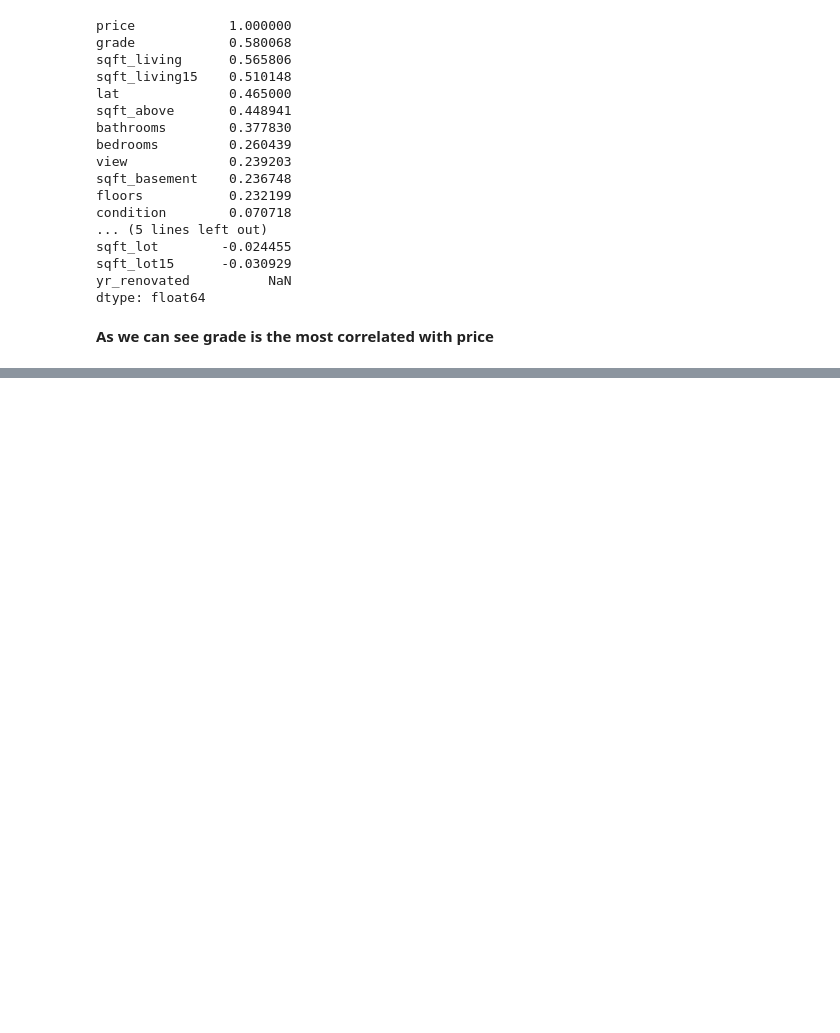
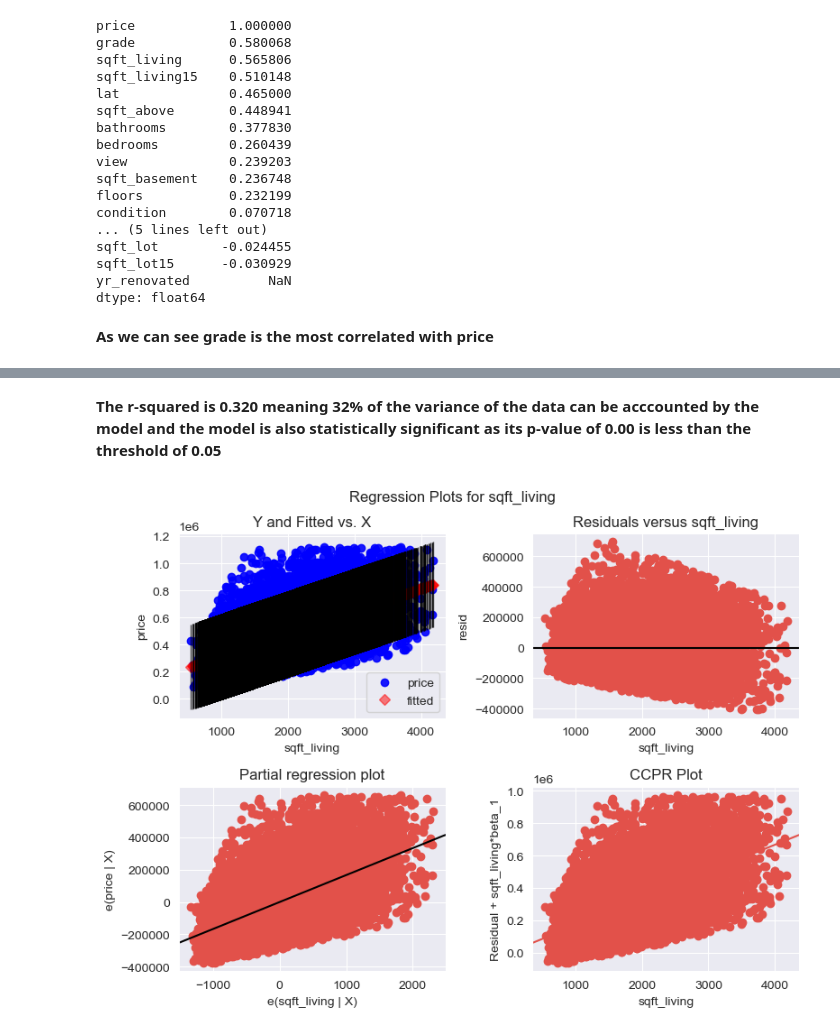
Before and after one commit to DennisWainaina/Megamax-Real-Estate-House-Project, a Jupyter notebook: index.ipynb, the cells around one changed output, grey strips where cells are left out. Drawn from its saved outputs; the diff is of its cells as text; code cells hidden in the pictures; blank space fills up the shorter version.

Commit message:
Built a test simple linear regression model.

```diff
--- a/index.ipynb
+++ b/index.ipynb
@@ -1192,0 +1195,11 @@ dtype: float64
+# %%
+# Isolating the dependent and independent variables.
+y  # Dependent variable
+x = combined_df['sqft_living']  # Independent variable
+
+# Building model
+model = sm.OLS(y, sm.add_constant(x))
+results = model.fit()
+
+# Seeing summary
+results.summary()
@@ -1192,0 +1228,8 @@ dtype: float64
+# %% [markdown]
+**The r-squared is 0.320 meaning 32% of the variance of the data can be acccounted by the model and the model is also statistically significant as its p-value of 0.00 is less than the threshold of 0.05**
+# %%
+# Plotting scatterplot to see linear relationship
+sm.graphics.plot_regress_exog(results, 'sqft_living', fig=plt.figure(figsize=(8, 6)))
+plt.show();
+# %% [output]
+[figure, added]
```
Also changed, not shown: parts of 6 cells of this notebook.
